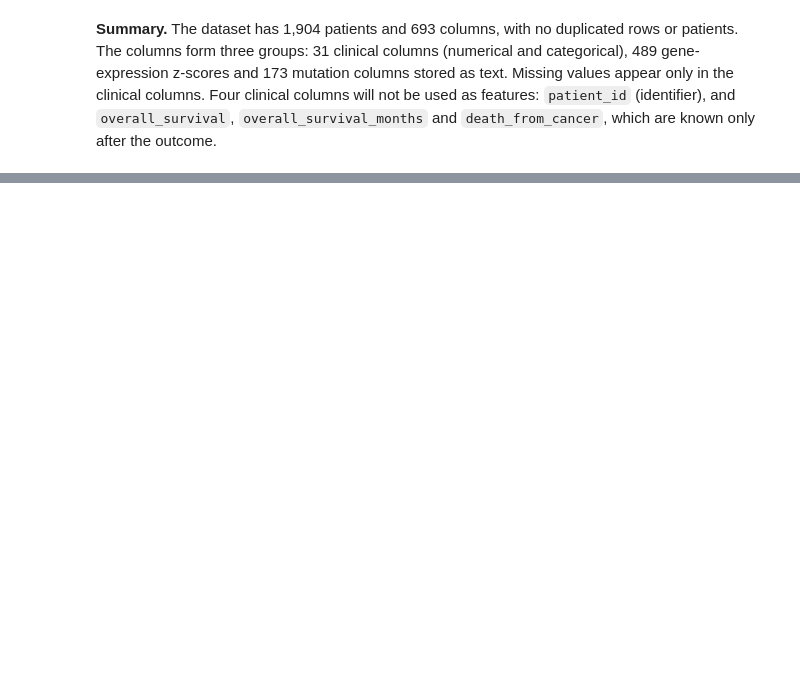
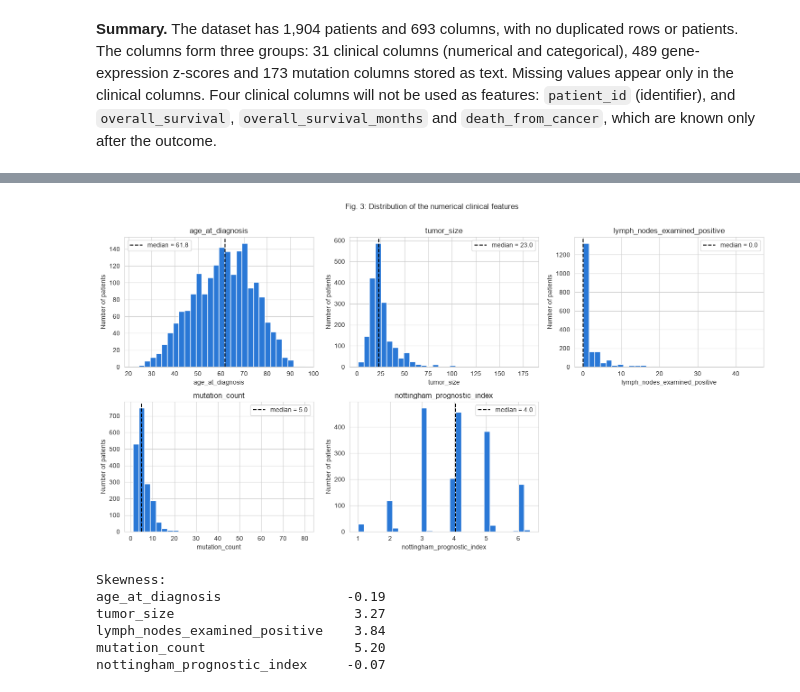
Before and after one commit to Mayma9/metabric-ml1-project, a Jupyter notebook: notebooks/01_eda.ipynb, the cells around one changed output, grey strips where cells are left out. Cells and saved outputs as stored; diff of their text form; code cells hidden in the pictures; blank space fills up the shorter version.

```diff
--- a/notebooks/01_eda.ipynb
+++ b/notebooks/01_eda.ipynb
@@ -230,0 +385,26 @@ data_dict
+# %%
+fig, axes = plt.subplots(2, 3, figsize=(15, 8))
+axes = axes.ravel()
+for ax, col in zip(axes, num_feats):
+    values = eda[col].dropna()
+    ax.hist(values, bins=30, color=C0, edgecolor='white')
+    ax.axvline(values.median(), color='black', linestyle='--', label=f"median = {values.median():.1f}")
+    ax.set_title(col)
+    ax.set_xlabel(col)
+    ax.set_ylabel('Number of patients')
+    ax.legend()
+axes[-1].axis('off')
+fig.suptitle('Fig. 3: Distribution of the numerical clinical features')
+plt.tight_layout(rect=[0, 0, 1, 0.97])
+plt.show()
+
+print("Skewness:")
+print(eda[num_feats].skew().round(2).to_string())
+# %% [output]
+[figure, added]
+Skewness:
+age_at_diagnosis                -0.19
+tumor_size                       3.27
+lymph_nodes_examined_positive    3.84
+mutation_count                   5.20
+nottingham_prognostic_index     -0.07
```
Also changed, not shown: parts of 56 cells of this notebook.
